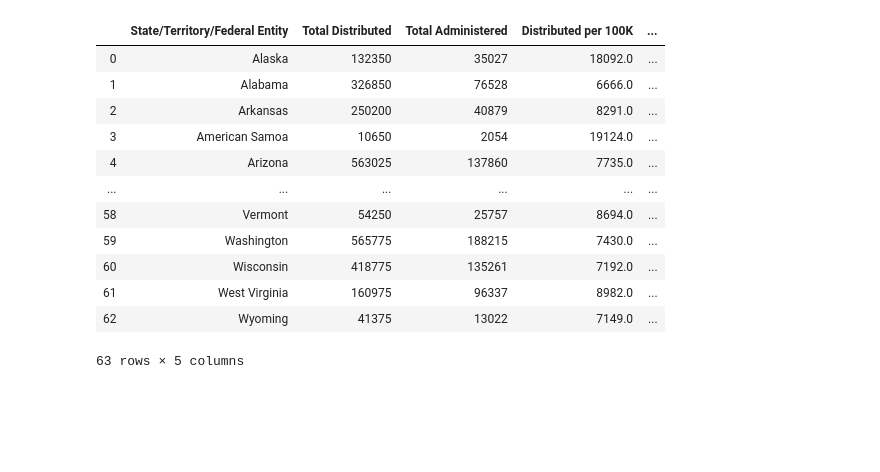
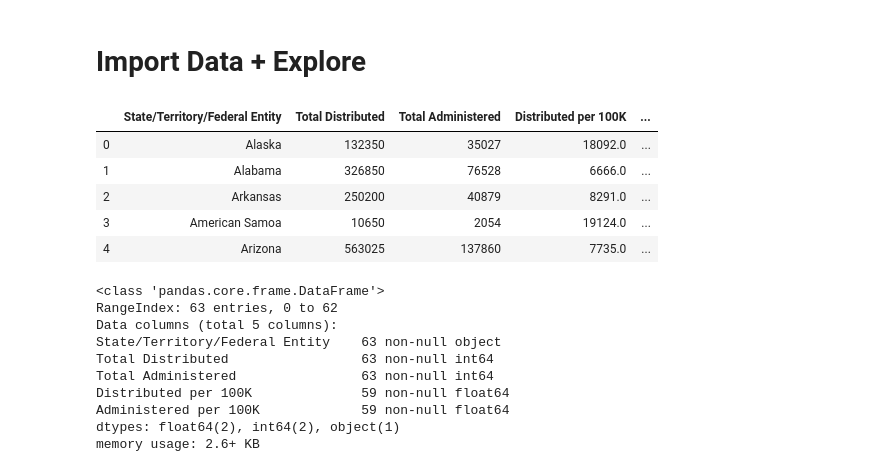
Before and after one commit to JessicaFB/Bodo-Covid, a Jupyter notebook: Untitled.ipynb, the cells around one changed output. Cells and saved outputs as stored; diff of their text form; code cells hidden in the pictures; blank space fills up the shorter version.

```diff
--- a/Untitled.ipynb
+++ b/Untitled.ipynb
@@ -13,16 +12,2 @@ df_vaccs = pd.read_csv('covid19_vaccinations_in_the_united_states.csv', skiprows
-# %%
-df_vaccs
-# %% [output]
-|  | State/Territory/Federal Entity | Total Distributed | Total Administered | Distributed per 100K | ... |
-| 0 | Alaska | 132350 | 35027 | 18092.0 | ... |
-| 1 | Alabama | 326850 | 76528 | 6666.0 | ... |
-| 2 | Arkansas | 250200 | 40879 | 8291.0 | ... |
-| 3 | American Samoa | 10650 | 2054 | 19124.0 | ... |
-| 4 | Arizona | 563025 | 137860 | 7735.0 | ... |
-| ... | ... | ... | ... | ... | ... |
-| 58 | Vermont | 54250 | 25757 | 8694.0 | ... |
-| 59 | Washington | 565775 | 188215 | 7430.0 | ... |
-| 60 | Wisconsin | 418775 | 135261 | 7192.0 | ... |
-| 61 | West Virginia | 160975 | 96337 | 8982.0 | ... |
-| 62 | Wyoming | 41375 | 13022 | 7149.0 | ... |
-63 rows × 5 columns
+# %% [markdown]
+# Import Data + Explore
@@ -28,0 +17,24 @@ df_vaccs
+# %%
+# Preview first 5 rows
+df_vaccs.head()
+# %% [output]
+|  | State/Territory/Federal Entity | Total Distributed | Total Administered | Distributed per 100K | ... |
+| 0 | Alaska | 132350 | 35027 | 18092.0 | ... |
+| 1 | Alabama | 326850 | 76528 | 6666.0 | ... |
+| 2 | Arkansas | 250200 | 40879 | 8291.0 | ... |
+| 3 | American Samoa | 10650 | 2054 | 19124.0 | ... |
+| 4 | Arizona | 563025 | 137860 | 7735.0 | ... |
+# %%
+# Data info
+df_vaccs.info()
+# %% [output]
+<class 'pandas.core.frame.DataFrame'>
+RangeIndex: 63 entries, 0 to 62
+Data columns (total 5 columns):
+State/Territory/Federal Entity    63 non-null object
+Total Distributed                 63 non-null int64
+Total Administered                63 non-null int64
+Distributed per 100K              59 non-null float64
+Administered per 100K             59 non-null float64
+dtypes: float64(2), int64(2), object(1)
+memory usage: 2.6+ KB
```
Also changed, not shown: parts of 15 cells of this notebook.
